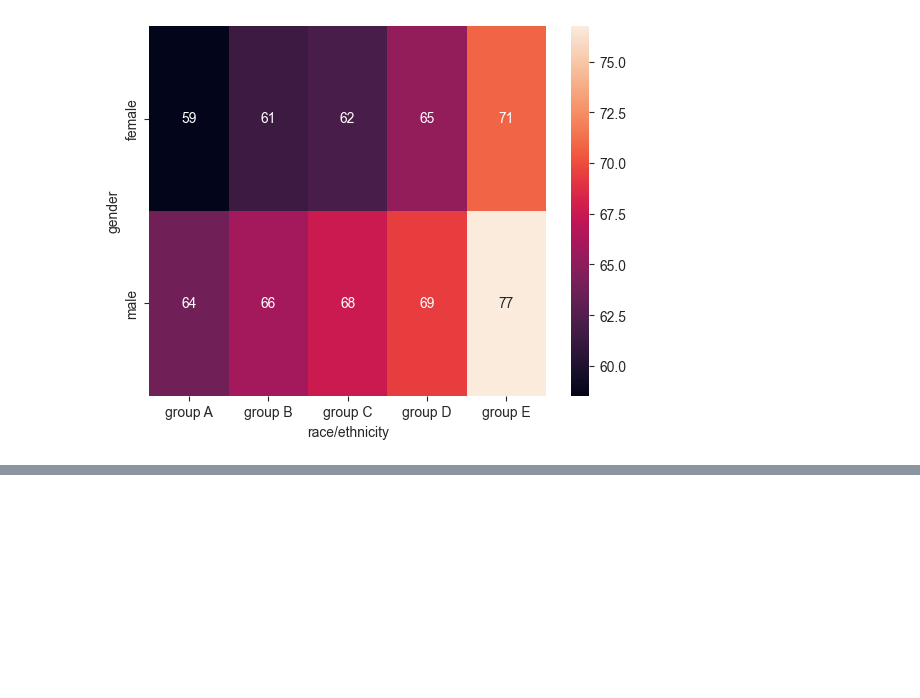
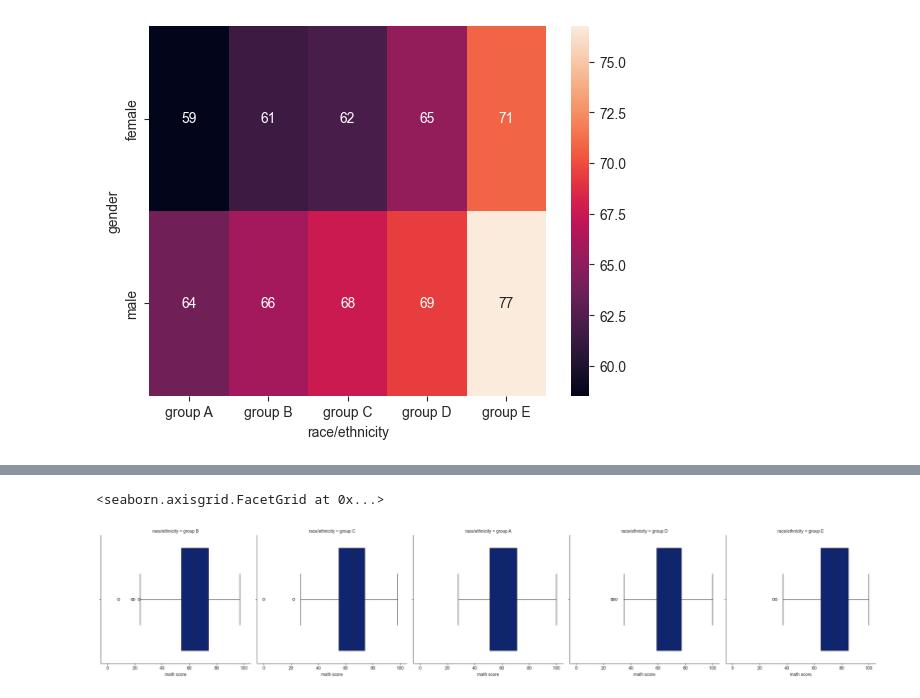
Before and after one commit to hhugoac/PythonForDataScience, a Jupyter notebook: PythonSeaborn.ipynb, the cells around one changed output, grey strips where cells are left out. Cells and saved outputs as stored; diff of their text form; code cells hidden in the pictures; blank space fills up the shorter version.

```diff
--- a/PythonSeaborn.ipynb
+++ b/PythonSeaborn.ipynb
@@ -383,0 +394,6 @@ sns.heatmap(pd.crosstab(df['gender'], df['race/ethnicity'], values = df['math sc
+# %%
+# factor plot
+sns.catplot(x = 'math score', data = df, col = 'race/ethnicity', kind = 'box')
+# %% [output]
+<seaborn.axisgrid.FacetGrid at 0x...>
+[figure, added]
```
Also changed, not shown: parts of 24 cells of this notebook.
